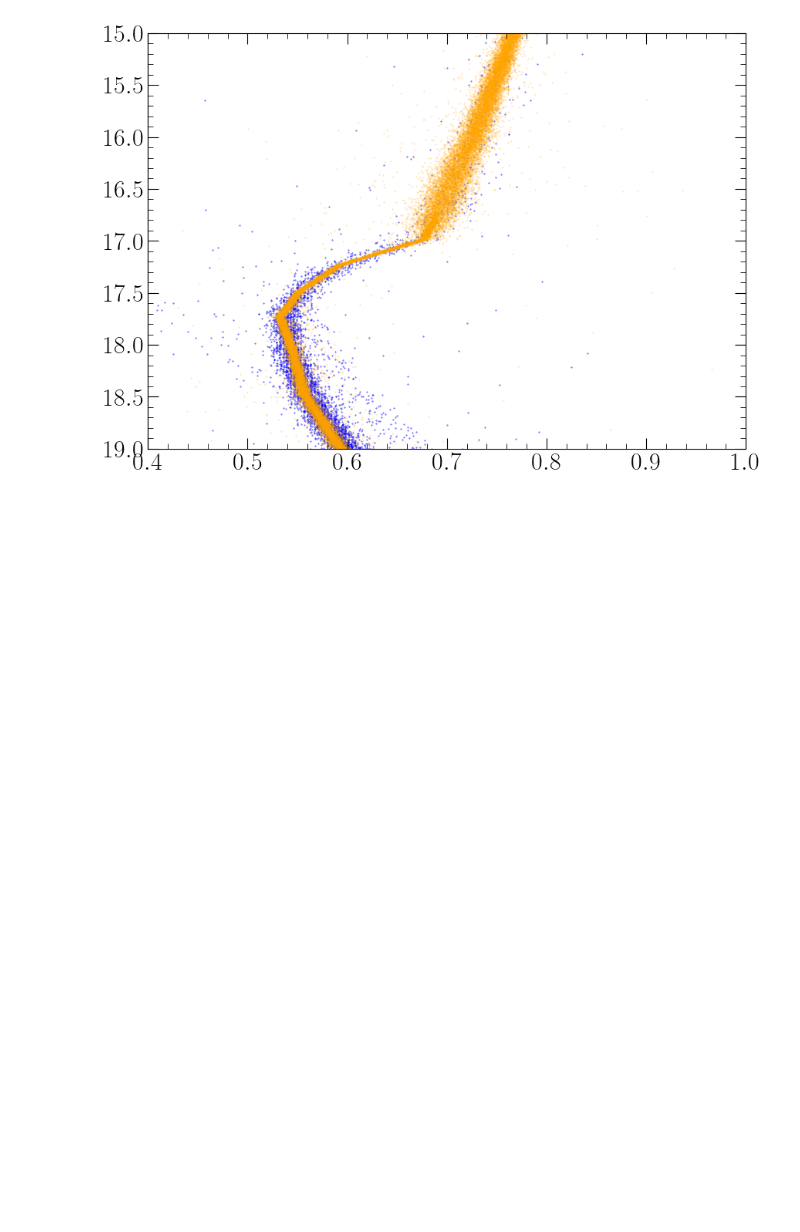
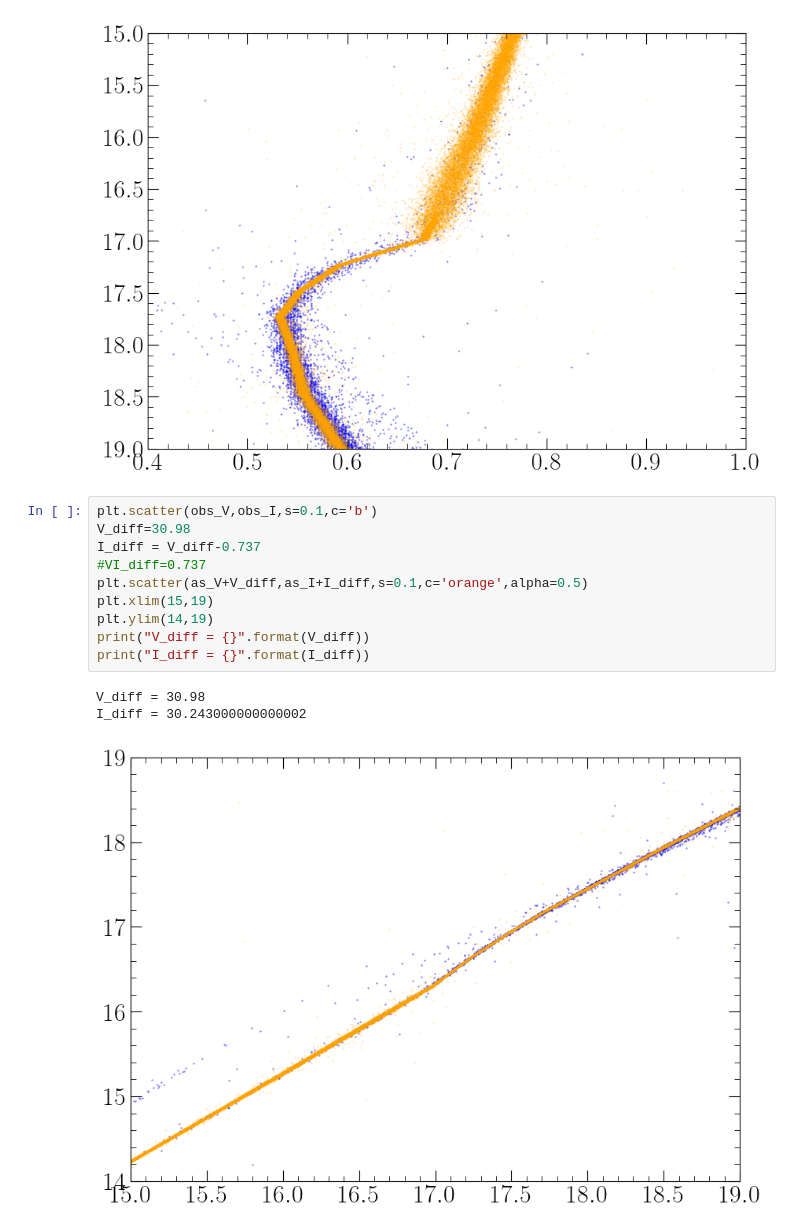
Before and after one commit to 200k33p3r/Age-of-GCs, a Jupyter notebook: M55_AS_test.ipynb, the cells around one changed output. Saved outputs shown, nothing was run; the diff lists cells and outputs as text; blank space fills up the shorter version.

```diff
--- a/M55_AS_test.ipynb
+++ b/M55_AS_test.ipynb
@@ -55,3 +55,17 @@ plt.xlim(0.4,1)
 plt.gca().invert_yaxis()
 # %% [output]
 [figure]
+# %%
+plt.scatter(obs_V,obs_I,s=0.1,c='b')
+V_diff=30.98
+I_diff = V_diff-0.737
+#VI_diff=0.737
+plt.scatter(as_V+V_diff,as_I+I_diff,s=0.1,c='orange',alpha=0.5)
+plt.xlim(15,19)
+plt.ylim(14,19)
+print("V_diff = {}".format(V_diff))
+print("I_diff = {}".format(I_diff))
+# %% [output]
+V_diff = 30.98
+I_diff = 30.243000000000002
+[figure, added]
```
